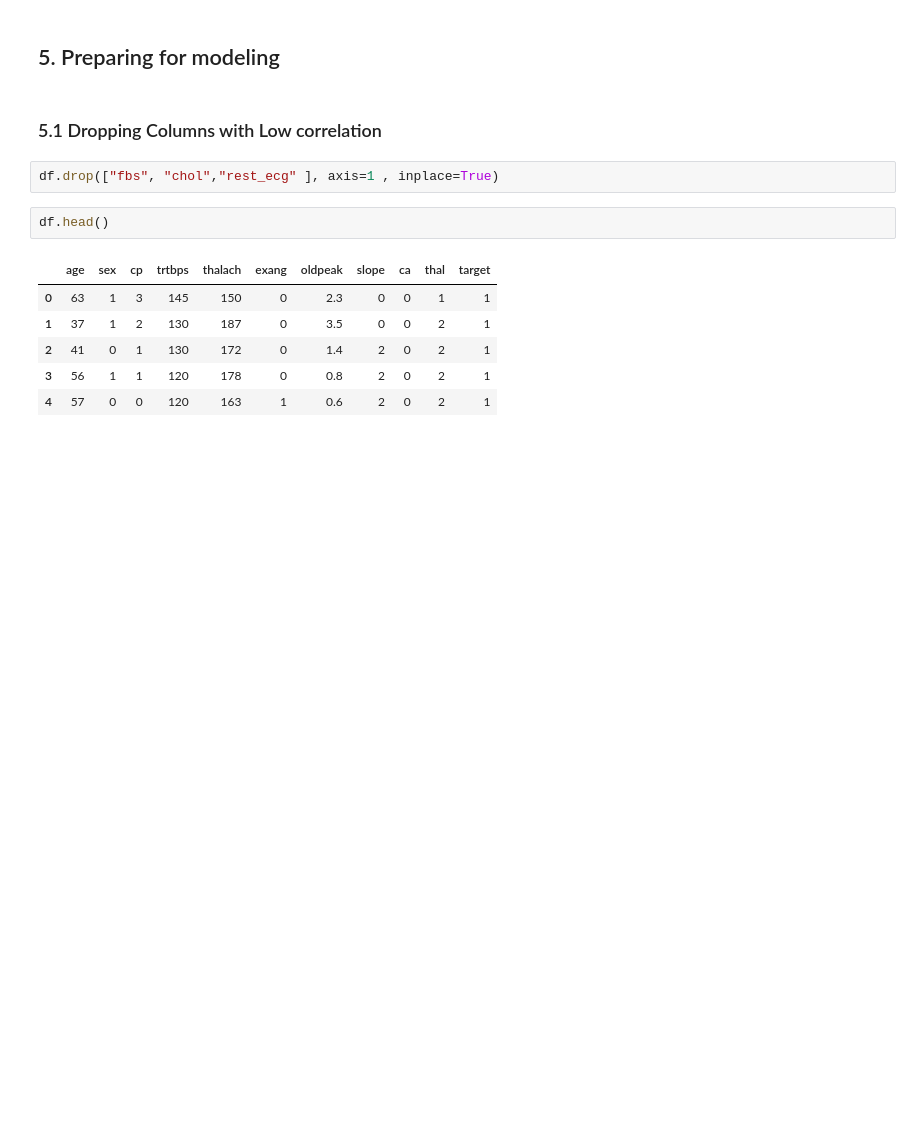
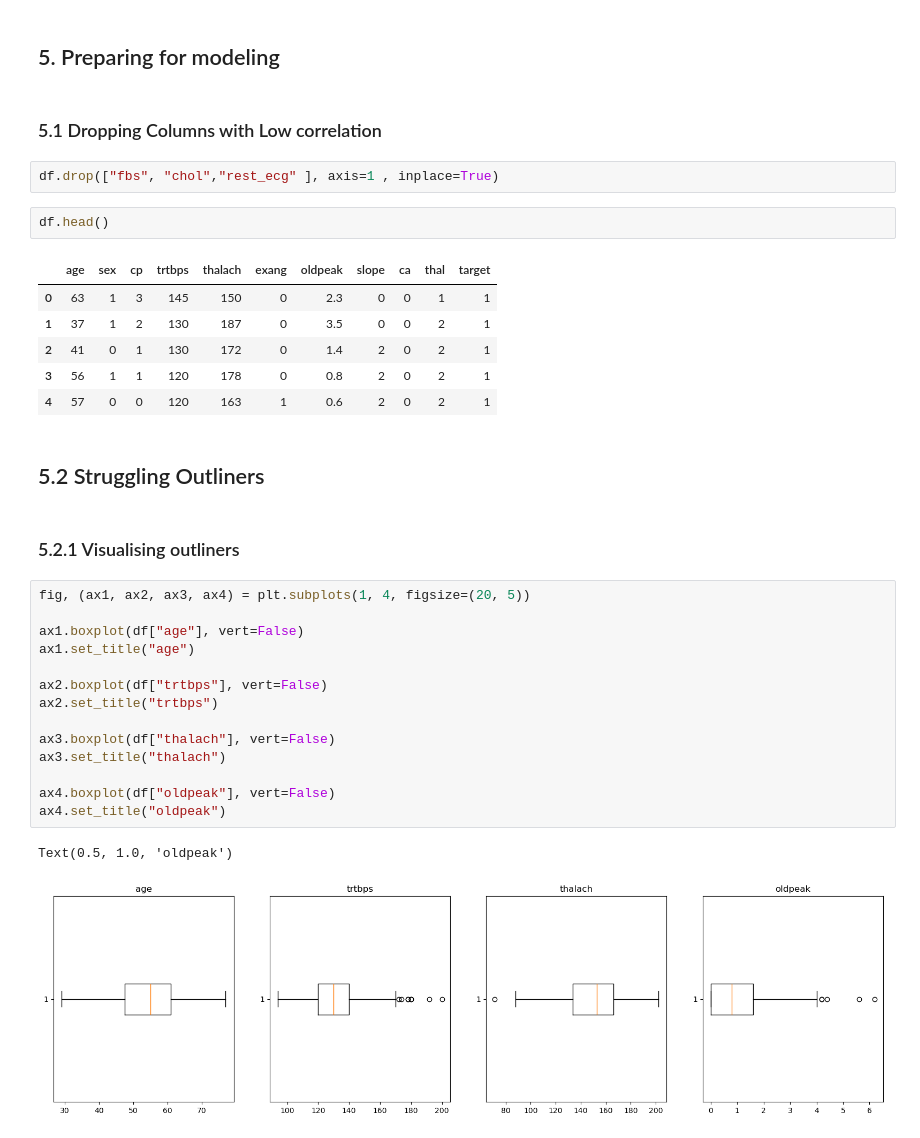
Before and after one commit to quangminh206lnh-collab/Practice_heart_prediction_attack-, a Jupyter notebook: heart_attack_prediction.ipynb, the cells around one changed output. Cells and saved outputs as stored; diff of their text form; blank space fills up the shorter version.

Commit message:
V18_Visualizing Outliers

```diff
--- a/heart_attack_prediction.ipynb
+++ b/heart_attack_prediction.ipynb
@@ -738,3 +738,24 @@ df.head()
 | 2 | 41 | 0 | 1 | 130 | 172 | 0 | 1.4 | 2 | 0 | 2 | 1 |
 | 3 | 56 | 1 | 1 | 120 | 178 | 0 | 0.8 | 2 | 0 | 2 | 1 |
 | 4 | 57 | 0 | 0 | 120 | 163 | 1 | 0.6 | 2 | 0 | 2 | 1 |
+# %% [markdown]
+## 5.2 Struggling Outliners
+# %% [markdown]
+### 5.2.1 Visualising outliners
+# %%
+fig, (ax1, ax2, ax3, ax4) = plt.subplots(1, 4, figsize=(20, 5))
+
+ax1.boxplot(df["age"], vert=False)
+ax1.set_title("age")
+
+ax2.boxplot(df["trtbps"], vert=False)
+ax2.set_title("trtbps")
+
+ax3.boxplot(df["thalach"], vert=False)
+ax3.set_title("thalach")
+
+ax4.boxplot(df["oldpeak"], vert=False)
+ax4.set_title("oldpeak")
+# %% [output]
+Text(0.5, 1.0, 'oldpeak')
+[figure, added]
```
